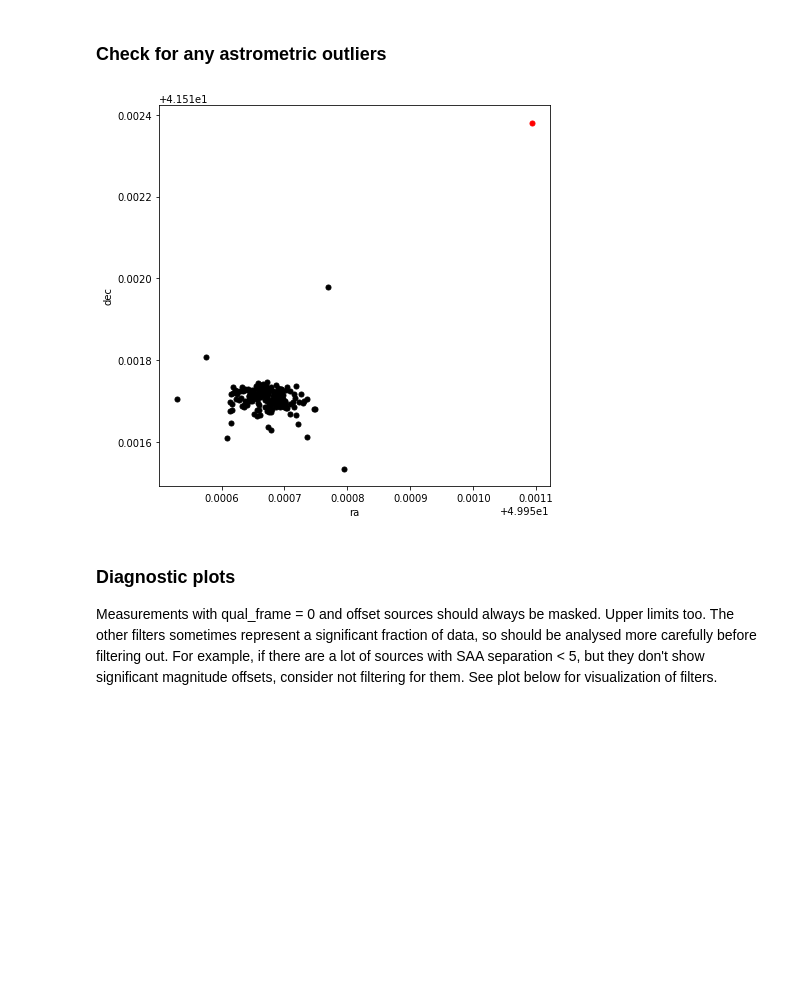
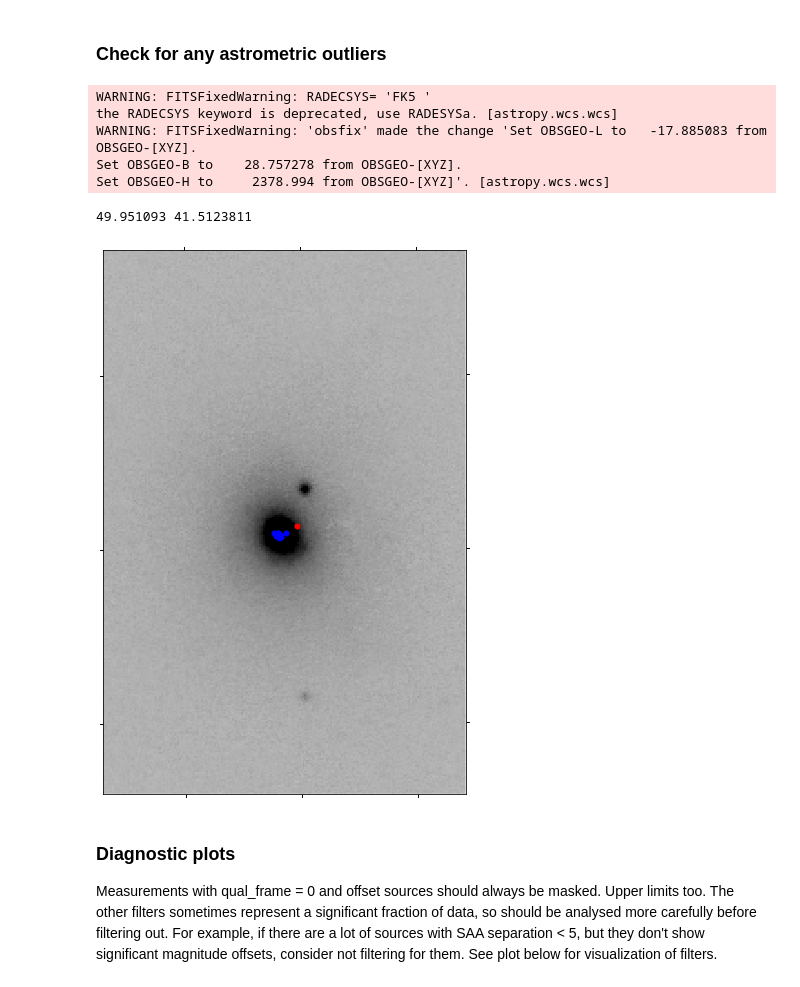
Before and after one commit to thmire/WISE_LCS_NOTCam_LIRGS, a Jupyter notebook: NEOWISE_lightcurve_construction.ipynb, the cells around one changed output. Drawn from its saved outputs; the diff is of its cells as text; code cells hidden in the pictures; blank space fills up the shorter version.

Commit message:
Some changes to code, mostly for adding display of NOTCam images. Incomplete

```diff
--- a/NEOWISE_lightcurve_construction.ipynb
+++ b/NEOWISE_lightcurve_construction.ipynb
@@ -93,24 +98,58 @@ pos_median = SkyCoord(ra_median*u.deg,dec_median*u.deg, frame='icrs')
 # Add column with separation in arcseconds
 neowise_read_df['sep'] = pos_median.separation(SkyCoord(neowise_read_df['ra']*u.deg,neowise_read_df['dec']*u.deg, frame='icrs')).arcsec
 # %%
+#from wcsaxes import WCSAxes
+#import aplpy
+
 # Set allowed max offset in arcsec from median position (WISE FWHM ~ 6") based on positional distribution
 allowed_sep = 1.5
+#from matplotlib.colors import LogNorm
+#fig, ax = plt.subplots(1,1)
 
-fig, ax = plt.subplots(1,1)
+gal_images = glob.glob('./Data/gal_images/*.fits')
+for filename in gal_images :
+    gal_name = filename.split('_')[-3].split('/')[1]
+    #print(gal_name)
+    if gal_name == source :
+        source_image= filename
+
+hdu = fits.open(source_image)
+wcs = WCS(hdu[0].header)
+image_data = hdu[0].data
+
+wcs = wcs[700:1000, 700:900]
+image_data = image_data[700:1000, 700:900]
+
+fig=plt.figure(figsize=(10,10))
+ax = fig.add_subplot(1, 1, 1, projection=wcs)
+
+ax.imshow(image_data,clim=(-200,500),cmap='gray_r')#, vmin=-2.e-5, vmax=2.e-4, origin='lower')
+#pl.colorbar()
+# ax.set_xlim(-0.5, hdu.data.shape[1] - 0.5)
+# ax.set_ylim(-0.5, hdu.data.shape[0] - 0.5)
+
 
 for ra, dec, sep in zip(neowise_read_df['ra'], neowise_read_df['dec'], neowise_read_df['sep']):
     if sep > allowed_sep:
-        ax.plot(ra, dec, color = 'red', marker = 'o', markersize=5)
+        print(ra,dec)
+        ax.plot(ra, dec, color = 'red', marker = 'o', markersize=5,transform=ax.get_transform('world'))
     else:
-        ax.plot(ra, dec, color = 'black', marker = 'o', markersize=5)
+        ax.plot(ra, dec, color = 'blue', marker = 'o', markersize=5,transform=ax.get_transform('world'))
 
+ax.coords[0].set_auto_axislabel(True)
 ax.set_xlabel('ra')
 ax.set_ylabel('dec')
-
-fig.set_size_inches(7,7)
+#ax.axes.tick_params(label='yes')
+#fig.set_size_inches(7,7)
 plt.show()
 # %% [output]
+WARNING: FITSFixedWarning: RADECSYS= 'FK5 '
+the RADECSYS keyword is deprecated, use RADESYSa. [astropy.wcs.wcs]
+WARNING: FITSFixedWarning: 'obsfix' made the change 'Set OBSGEO-L to   -17.885083 from OBSGEO-[XYZ].
+Set OBSGEO-B to    28.757278 from OBSGEO-[XYZ].
+Set OBSGEO-H to     2378.994 from OBSGEO-[XYZ]'. [astropy.wcs.wcs]
+49.951093 41.5123811
-[figure, old version]
+[figure, new version]
 # %% [markdown]
 ### Diagnostic plots
 Measurements with qual_frame = 0 and offset sources should always be masked. Upper limits too. The other filters sometimes represent a significant fraction of data, so should be analysed more carefully before filtering out. For example, if there are a lot of sources with SAA separation < 5, but they don't show significant magnitude offsets, consider not filtering for them. See plot below for visualization of filters.
```
Also changed, not shown: parts of 1 cell of this notebook, 18 other files.
